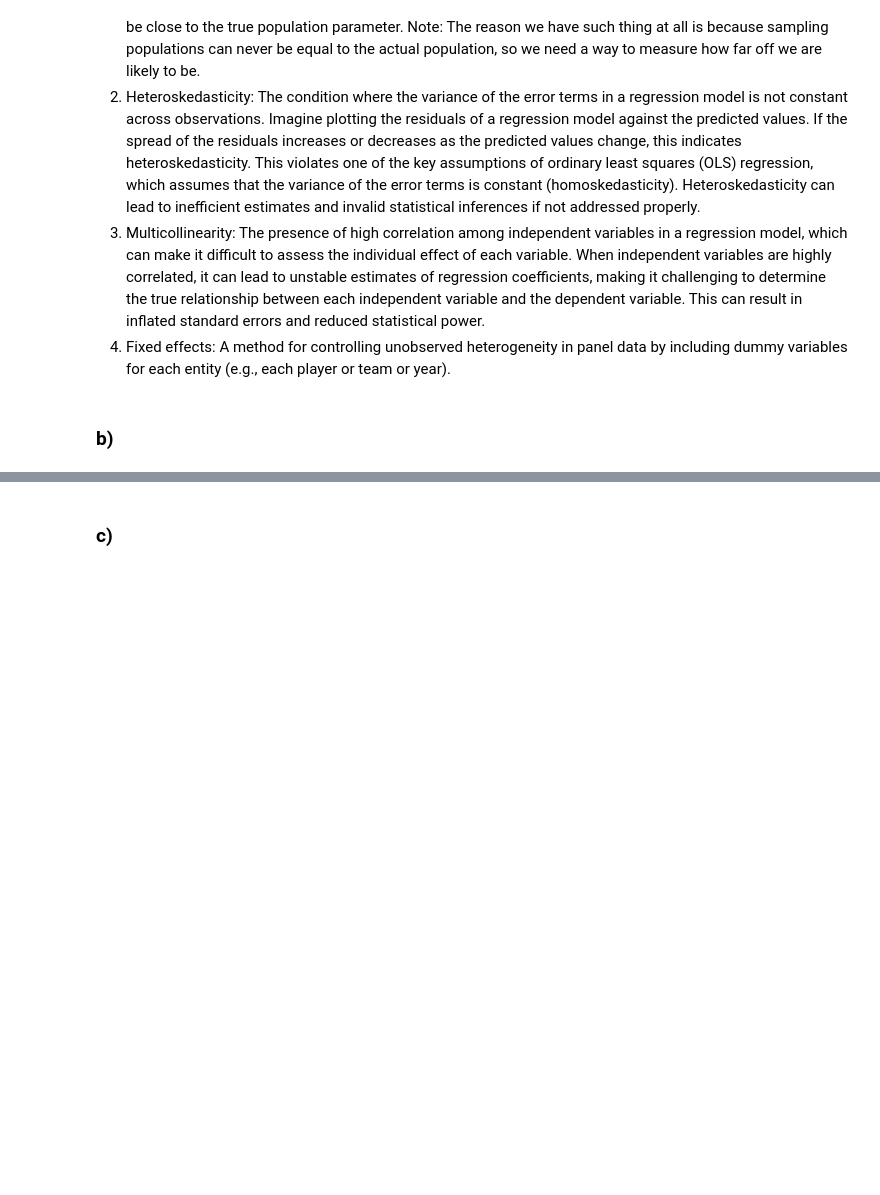
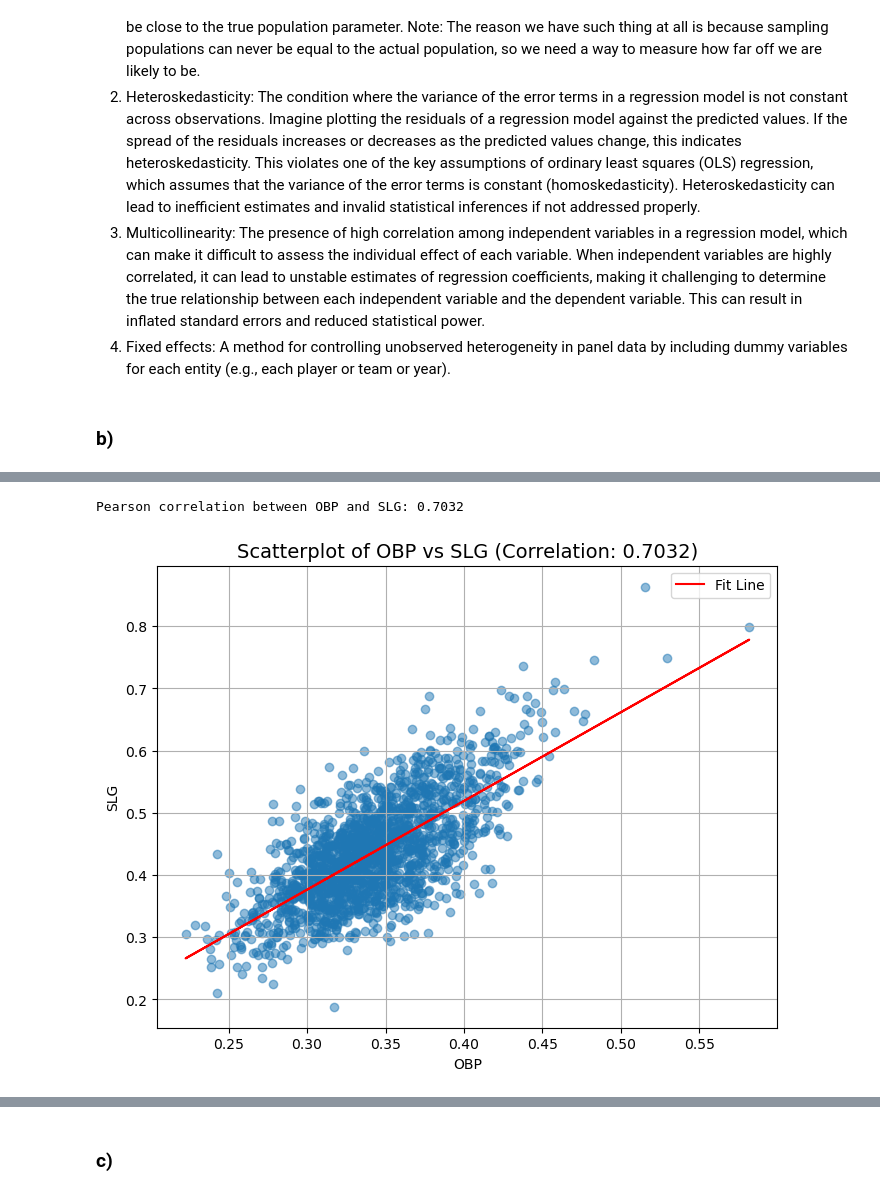
Before and after one commit to sepehrilami/CNET5442, a Jupyter notebook: assignments/assignment02.ipynb, the cells around one changed output, grey strips where cells are left out. Cells and saved outputs as stored; diff of their text form; code cells hidden in the pictures; blank space fills up the shorter version.

```diff
--- a/assignments/assignment02.ipynb
+++ b/assignments/assignment02.ipynb
@@ -209,3 +209,5 @@ Define the following terms:
 4) Fixed effects: A method for controlling unobserved heterogeneity in panel data by including dummy variables for each entity (e.g., each player or team or year).
 # %% [markdown]
 ### b)
+# %%
+Master = pd.read_csv(Path(dir_path) / "Master_built.csv")
@@ -211,0 +216,15 @@ Define the following terms:
+# %%
+MB_Data = Master[(Master["SalYear"] >= 2000) & (Master["SalYear"] <= 2004)].copy()
+MB_Data_Pre = Master[(Master["SalYear"] >= 2000) & (Master["SalYear"] <= 2003)].copy()
+
+formula = "lnSal ~ OBP + SLG + PA + Arb + Free + Catch + Infld"
+
+Val_All_lm = smf.ols(formula=formula, data=MB_Data).fit()
+Val_Pre_lm = smf.ols(formula=formula, data=MB_Data_Pre).fit()
+
+# Year-by-year
+Val_year = {}
+for y in [2000,2001,2002,2003,2004]:
+    Val_year[y] = smf.ols(formula=formula, data=Master[Master["SalYear"] == y]).fit()
+
+Val_All_lm.summary()
@@ -211,0 +259,19 @@ Define the following terms:
+# %%
+# CORR between OBP and SLG
+correlation = MB_Data["OBP"].corr(MB_Data["SLG"])
+print(f"Pearson correlation between OBP and SLG: {correlation:.4f}")
+
+fig, ax = plt.subplots(figsize=(8, 6), dpi=100)
+ax.scatter(MB_Data["OBP"], MB_Data["SLG"], alpha=0.5)
+ax.set_title(f"Scatterplot of OBP vs SLG (Correlation: {correlation:.4f})", fontsize=14)
+ax.set_xlabel("OBP")
+ax.set_ylabel("SLG")
+# fit a line to the data
+m, b = np.polyfit(MB_Data["OBP"], MB_Data["SLG"], 1)
+ax.plot(MB_Data["OBP"], m * MB_Data["OBP"] + b, color='red', label='Fit Line')
+ax.legend()
+ax.grid()
+plt.show()
+# %% [output]
+Pearson correlation between OBP and SLG: 0.7032
+[figure, added]
```
Also changed, not shown: parts of 11 cells of this notebook, 1 other file.
